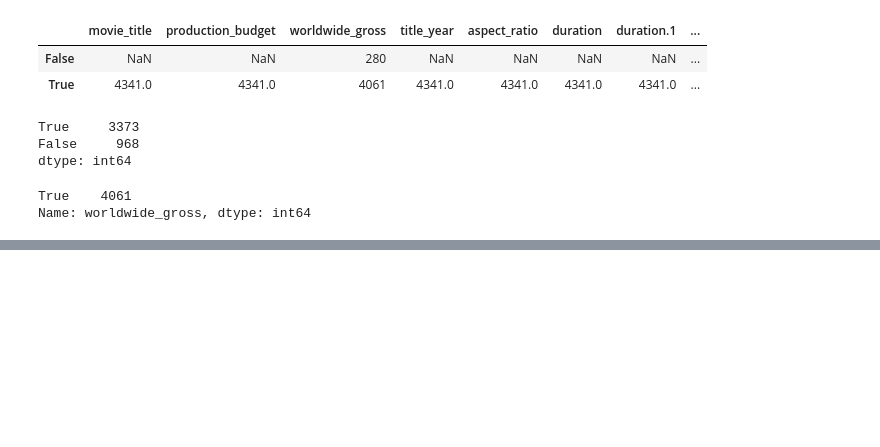
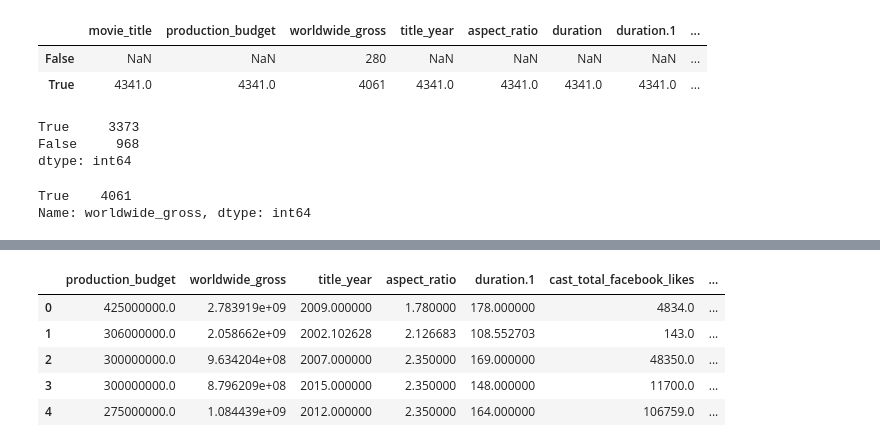
Before and after one commit to Minombreesana/IMDB-project, a Jupyter notebook: IMDB_project/IMDB_project.ipynb, the cells around one changed output, grey strips where cells are left out. Saved outputs shown, nothing was run; the diff lists cells and outputs as text; code cells hidden in the pictures; blank space fills up the shorter version.

Commit message:
replace NaN values create csv DataFrame

```diff
--- a/IMDB_project/IMDB_project.ipynb
+++ b/IMDB_project/IMDB_project.ipynb
@@ -230,0 +265,3 @@ Name: worldwide_gross, dtype: int64
+# %%
+values = imputer.fit_transform(movies_v3)
+values
@@ -230,0 +282,15 @@ Name: worldwide_gross, dtype: int64
+# %%
+x = pd.DataFrame(values)
+# %%
+x.columns = movies_v3.columns
+# %%
+x.index = movies_v3.index
+# %%
+x.head()
+# %% [output]
+|  | production_budget | worldwide_gross | title_year | aspect_ratio | duration.1 | cast_total_facebook_likes | ... |
+| 0 | 425000000.0 | 2.783919e+09 | 2009.000000 | 1.780000 | 178.000000 | 4834.0 | ... |
+| 1 | 306000000.0 | 2.058662e+09 | 2002.102628 | 2.126683 | 108.552703 | 143.0 | ... |
+| 2 | 300000000.0 | 9.634204e+08 | 2007.000000 | 2.350000 | 169.000000 | 48350.0 | ... |
+| 3 | 300000000.0 | 8.796209e+08 | 2015.000000 | 2.350000 | 148.000000 | 11700.0 | ... |
+| 4 | 275000000.0 | 1.084439e+09 | 2012.000000 | 2.350000 | 164.000000 | 106759.0 | ... |
```
Also changed, not shown: parts of 6 cells of this notebook.
